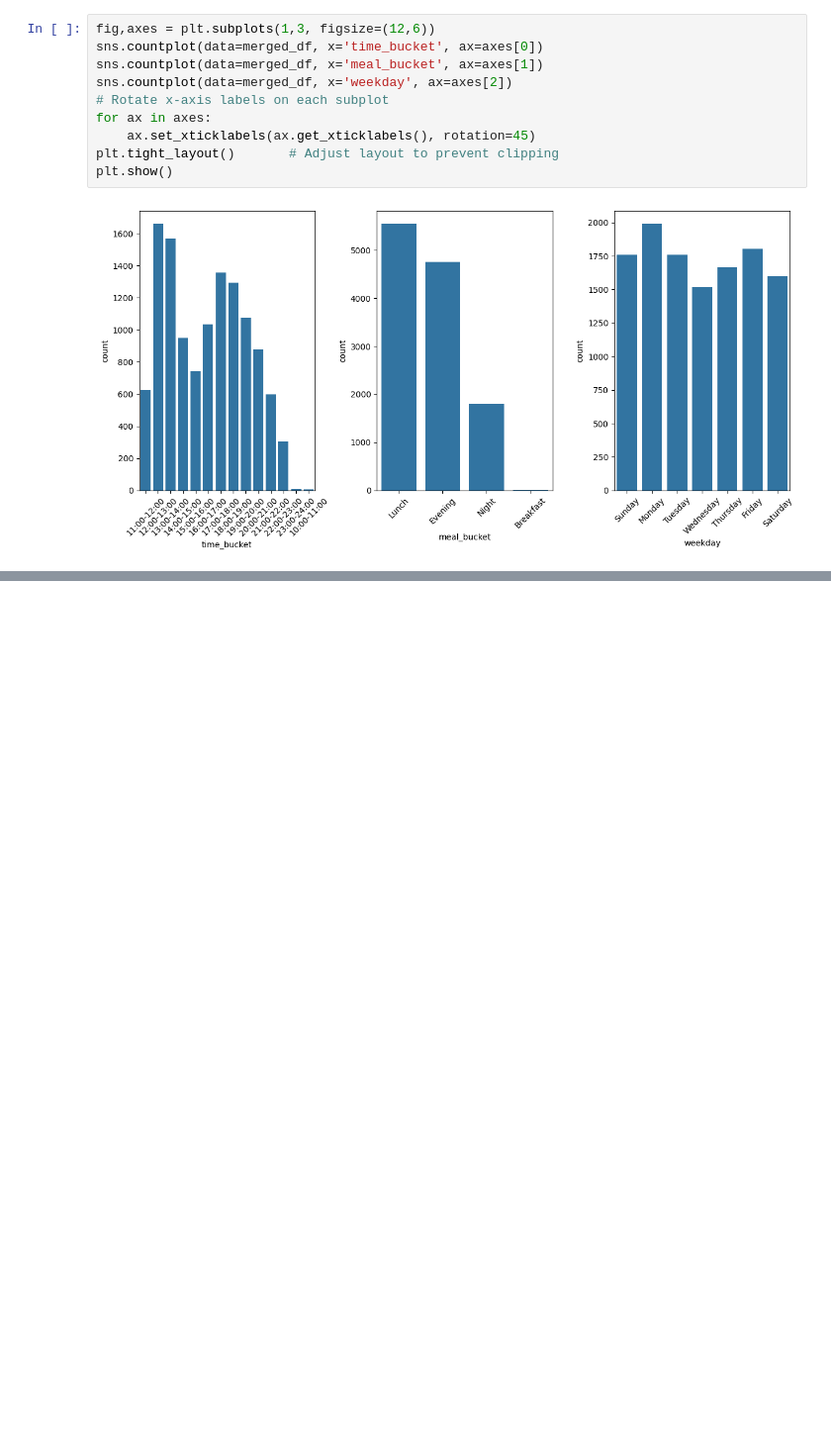
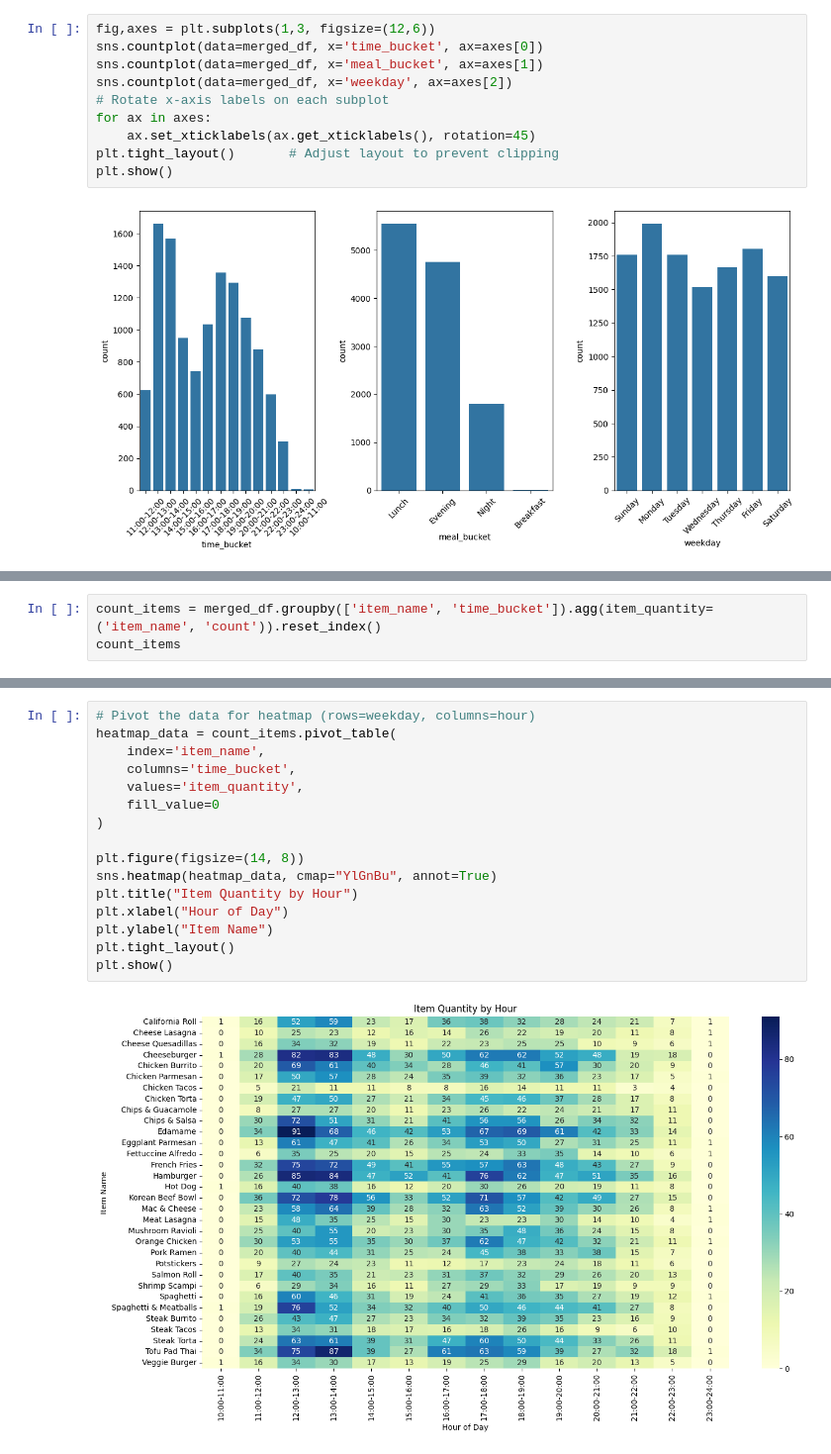
Before and after one commit to YaniaNada/Cafeteria_Analysis_OptiMeal_Project, a Jupyter notebook: exploratory_analysis.ipynb, the cells around one changed output, grey strips where cells are left out. Shown: that part at 99% size. Drawn from its saved outputs; the diff is of its cells as text; blank space fills up the shorter version.

```diff
--- a/exploratory_analysis.ipynb
+++ b/exploratory_analysis.ipynb
@@ -242,0 +334,3 @@ plt.show()
+# %%
+count_items = merged_df.groupby(['item_name', 'time_bucket']).agg(item_quantity=('item_name', 'count')).reset_index()
+count_items
@@ -242,0 +351,18 @@ plt.show()
+# %%
+# Pivot the data for heatmap (rows=weekday, columns=hour)
+heatmap_data = count_items.pivot_table(
+    index='item_name',
+    columns='time_bucket',
+    values='item_quantity',
+    fill_value=0
+)
+
+plt.figure(figsize=(14, 8))
+sns.heatmap(heatmap_data, cmap="YlGnBu", annot=True)
+plt.title("Item Quantity by Hour")
+plt.xlabel("Hour of Day")
+plt.ylabel("Item Name")
+plt.tight_layout()
+plt.show()
+# %% [output]
+[figure, added]
```
Also changed, not shown: parts of 18 cells of this notebook.
